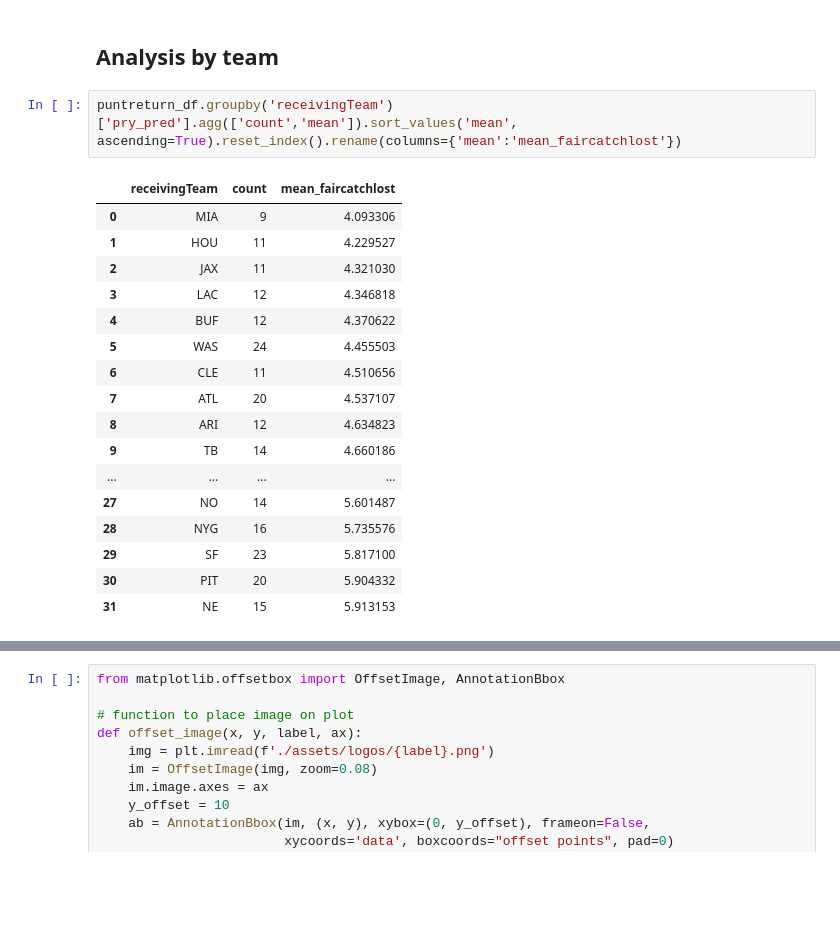
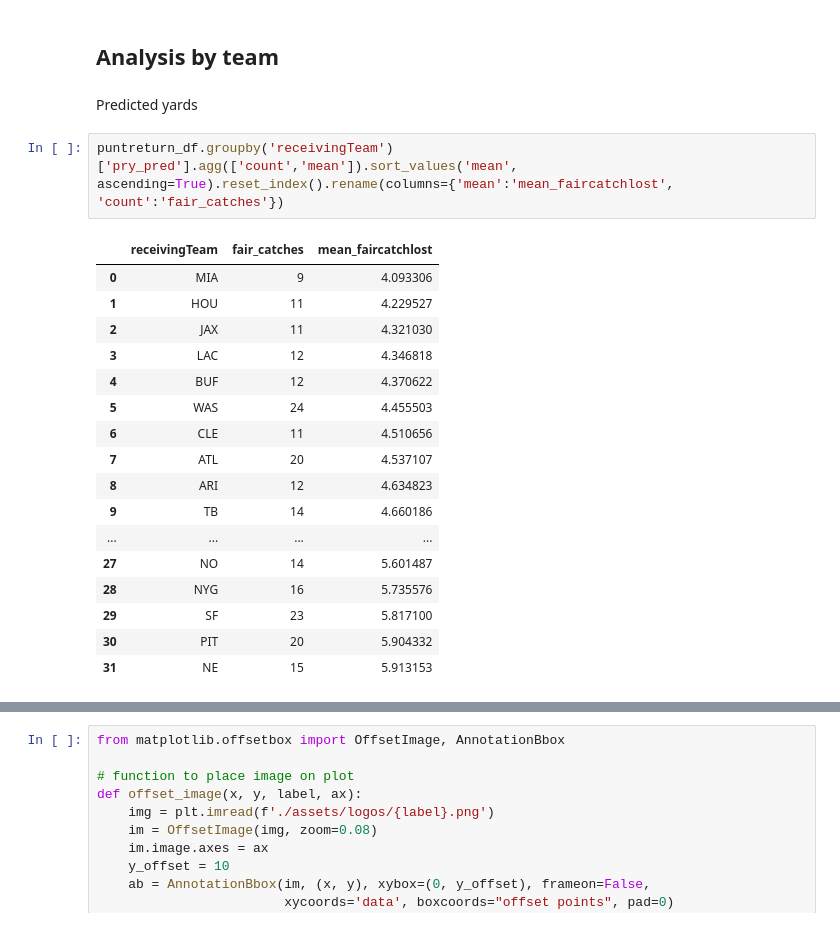
Before and after one commit to pschlais/kaggle_nfl_bdb_2022, a Jupyter notebook: 4_FairCatchPlayPrep.ipynb, the cells around one changed output, grey strips where cells are left out. Cells and saved outputs as stored; diff of their text form; blank space fills up the shorter version.

```diff
--- a/4_FairCatchPlayPrep.ipynb
+++ b/4_FairCatchPlayPrep.ipynb
@@ -256,10 +256,12 @@ sns.scatterplot(player_means, x='mean_faircatchlost', y='yardsPerReturn')
 [figure]
 # %% [markdown]
 ## Analysis by team
+# %% [markdown]
+Predicted yards
 # %%
-puntreturn_df.groupby('receivingTeam')['pry_pred'].agg(['count','mean']).sort_values('mean', ascending=True).reset_index().rename(columns={'mean':'mean_faircatchlost'})
+puntreturn_df.groupby('receivingTeam')['pry_pred'].agg(['count','mean']).sort_values('mean', ascending=True).reset_index().rename(columns={'mean':'mean_faircatchlost', 'count':'fair_catches'})
 # %% [output]
-|  | receivingTeam | count | mean_faircatchlost |
+|  | receivingTeam | fair_catches | mean_faircatchlost |
 | 0 | MIA | 9 | 4.093306 |
 | 1 | HOU | 11 | 4.229527 |
 | 2 | JAX | 11 | 4.321030 |
```
Also changed, not shown: parts of 6 cells of this notebook.
